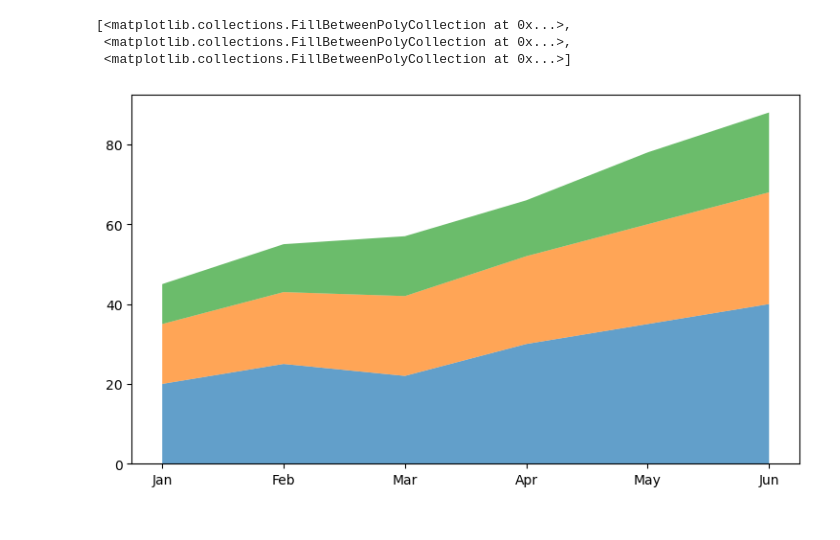
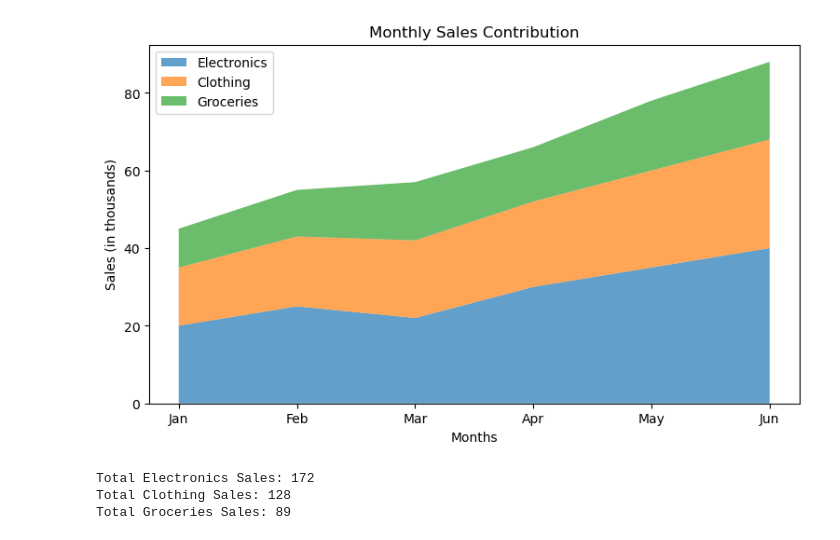
Before and after one commit to mdsohailalam0805-collab/Matplotlib-journey, a Jupyter notebook: practice/Monthly Sales Contribution.ipynb, the cells around one changed output. Cells and saved outputs as stored; diff of their text form; code cells hidden in the pictures.

```diff
--- a/practice/Monthly Sales Contribution.ipynb
+++ b/practice/Monthly Sales Contribution.ipynb
@@ -9,16 +9,28 @@ groceries = [10, 12, 15, 14, 18, 20]
 # %%
 plt.figure(figsize=(9, 5))
 
 plt.stackplot(
     months,
     electronics,
     clothing,
     groceries,
     labels=["Electronics", "Clothing", "Groceries"],
     alpha=0.7
 )
+
+plt.title("Monthly Sales Contribution")
+plt.xlabel("Months")
+plt.ylabel("Sales (in thousands)")
+plt.legend(loc="upper left")
+
+plt.show()
 # %% [output]
-[<matplotlib.collections.FillBetweenPolyCollection at 0x...>,
- <matplotlib.collections.FillBetweenPolyCollection at 0x...>,
- <matplotlib.collections.FillBetweenPolyCollection at 0x...>]
-[figure, old version]
+[figure, new version]
+# %%
+print("Total Electronics Sales:", sum(electronics))
+print("Total Clothing Sales:", sum(clothing))
+print("Total Groceries Sales:", sum(groceries))
+# %% [output]
+Total Electronics Sales: 172
+Total Clothing Sales: 128
+Total Groceries Sales: 89
```
